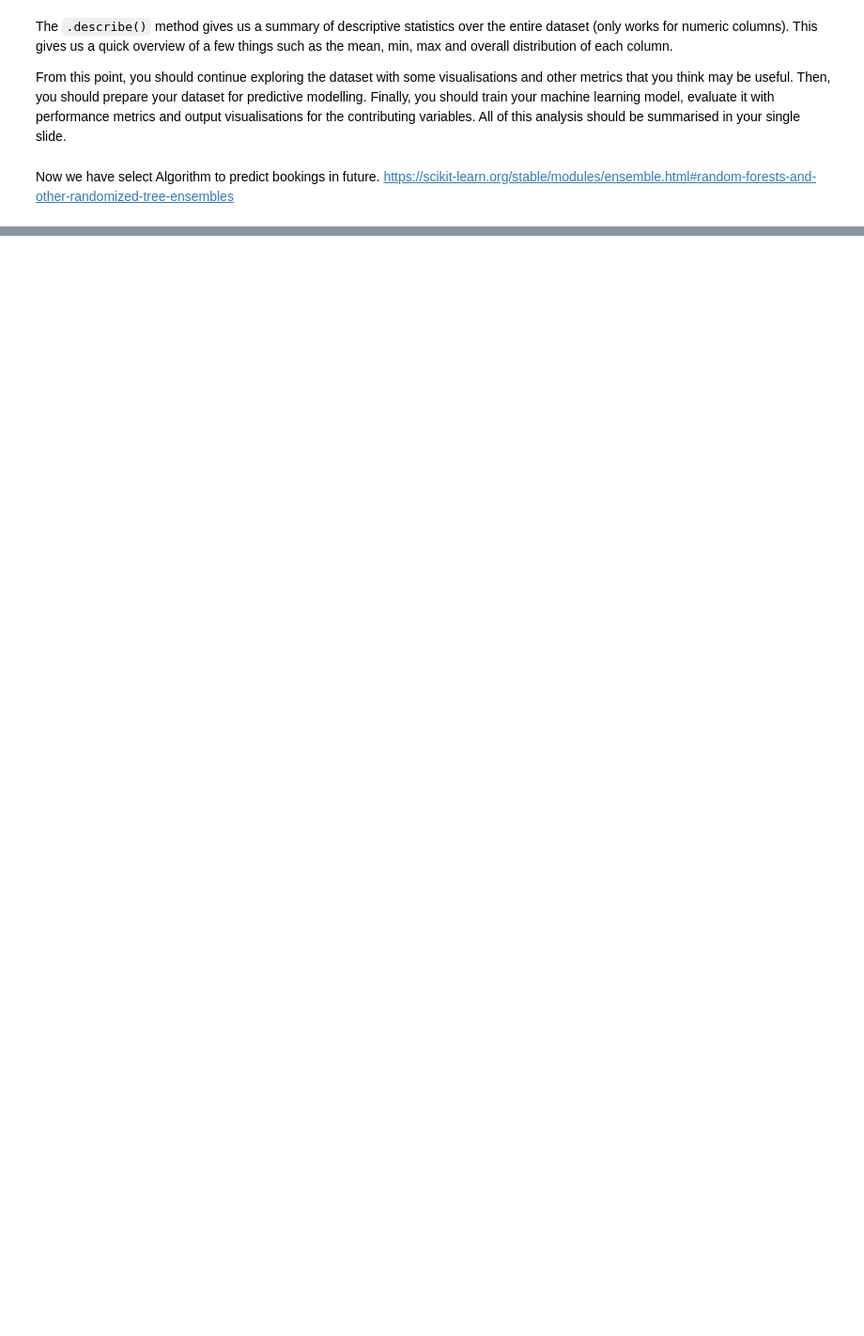
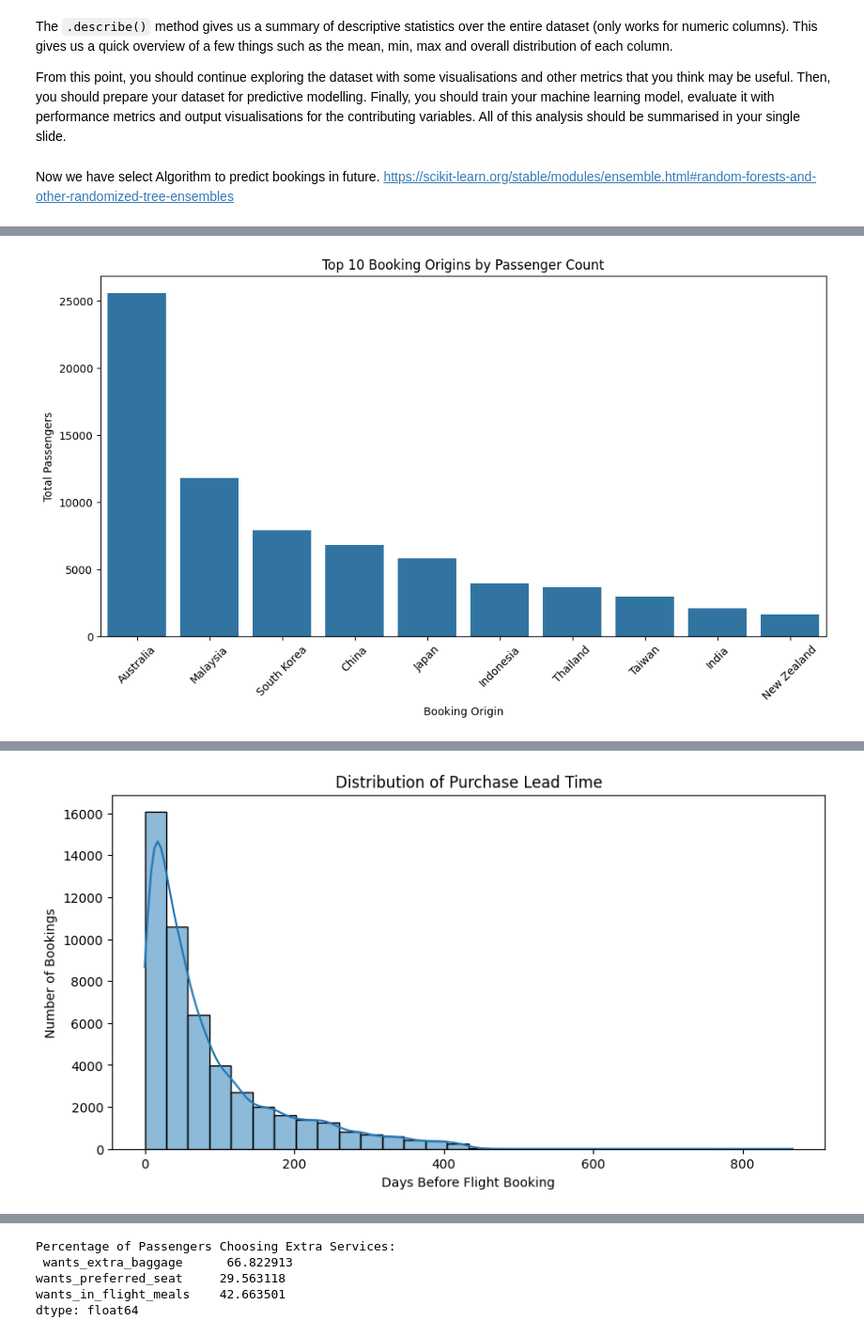
Before and after one commit to jami-manasa/Airlines_data_analysis, a Jupyter notebook: booking_predication.ipynb, the cells around one changed output, grey strips where cells are left out. Shown at 94% size. Drawn from its saved outputs; the diff is of its cells as text; code cells hidden in the pictures; blank space fills up the shorter version.

```diff
--- a/booking_predication.ipynb
+++ b/booking_predication.ipynb
@@ -346,0 +126,65 @@ Passing `palette` without assigning `hue` is deprecated and will be removed in v
+# %%
+import pandas as pd
+import matplotlib.pyplot as plt
+import seaborn as sns
+
+# Load Dataset
+# df = pd.read_csv("your_airline_data.csv")
+
+# 1. Inspect Data
+print(df.head())  # View first few rows
+print(df.info())  # Check data types and missing values
+print(df.describe())  # Summary statistics
+
+# 2. Handle Missing Values
+print(df.isnull().sum())  # Count missing values per column
+df = df.dropna()  # Drop missing values (or use df.fillna(value))
+
+# 3. Check for Duplicates
+print(f"Duplicate rows: {df.duplicated().sum()}")
+df = df.drop_duplicates()
+
+# 4. Grouping & Aggregation - Total Passengers per Booking Origin
+passengers_by_origin = df.groupby("booking_origin")["num_passengers"].sum().reset_index()
+passengers_by_origin = passengers_by_origin.sort_values(by="num_passengers", ascending=False)
+print(passengers_by_origin)
+
+# 5. Visualization - Top 10 Booking Origins by Passenger Count
+plt.figure(figsize=(12, 6))
+sns.barplot(x="booking_origin", y="num_passengers", data=passengers_by_origin.head(10))
+plt.xticks(rotation=45)
+plt.xlabel("Booking Origin")
+plt.ylabel("Total Passengers")
+plt.title("Top 10 Booking Origins by Passenger Count")
+plt.show()
+
+# 6. Flight Route Analysis - Most Popular Routes
+popular_routes = df.groupby("route")["num_passengers"].sum().reset_index()
+popular_routes = popular_routes.sort_values(by="num_passengers", ascending=False)
+print(popular_routes.head(10))
+
+# 7. Booking Completion Rate
+booking_completion_rate = df["booking_complete"].value_counts(normalize=True) * 100
+print("Booking Completion Rate:\n", booking_completion_rate)
+
+# 8. Purchase Lead Time Distribution
+plt.figure(figsize=(10, 5))
+sns.histplot(df["purchase_lead"], bins=30, kde=True)
+plt.xlabel("Days Before Flight Booking")
+plt.ylabel("Number of Bookings")
+plt.title("Distribution of Purchase Lead Time")
+plt.show()
+
+# 9. Sales Channel Performance
+sales_channel_perf = df.groupby("sales_channel")["num_passengers"].sum().reset_index()
+plt.figure(figsize=(8, 5))
+sns.barplot(x="sales_channel", y="num_passengers", data=sales_channel_perf)
+plt.xlabel("Sales Channel")
+plt.ylabel("Total Passengers")
+plt.title("Performance of Sales Channels")
+plt.show()
+
+# 10. Extra Services Preference
+extra_services = df[["wants_extra_baggage", "wants_preferred_seat", "wants_in_flight_meals"]].mean() * 100
+print("Percentage of Passengers Choosing Extra Services:\n", extra_services)
+# %% [output]
@@ -346,0 +208 @@ Passing `palette` without assigning `hue` is deprecated and will be removed in v
+[figure, added]
@@ -346,0 +225 @@ Passing `palette` without assigning `hue` is deprecated and will be removed in v
+[figure, added]
@@ -346,0 +227,5 @@ Passing `palette` without assigning `hue` is deprecated and will be removed in v
+Percentage of Passengers Choosing Extra Services:
+ wants_extra_baggage      66.822913
+wants_preferred_seat     29.563118
+wants_in_flight_meals    42.663501
+dtype: float64
```
Also changed, not shown: parts of 13 cells of this notebook.
